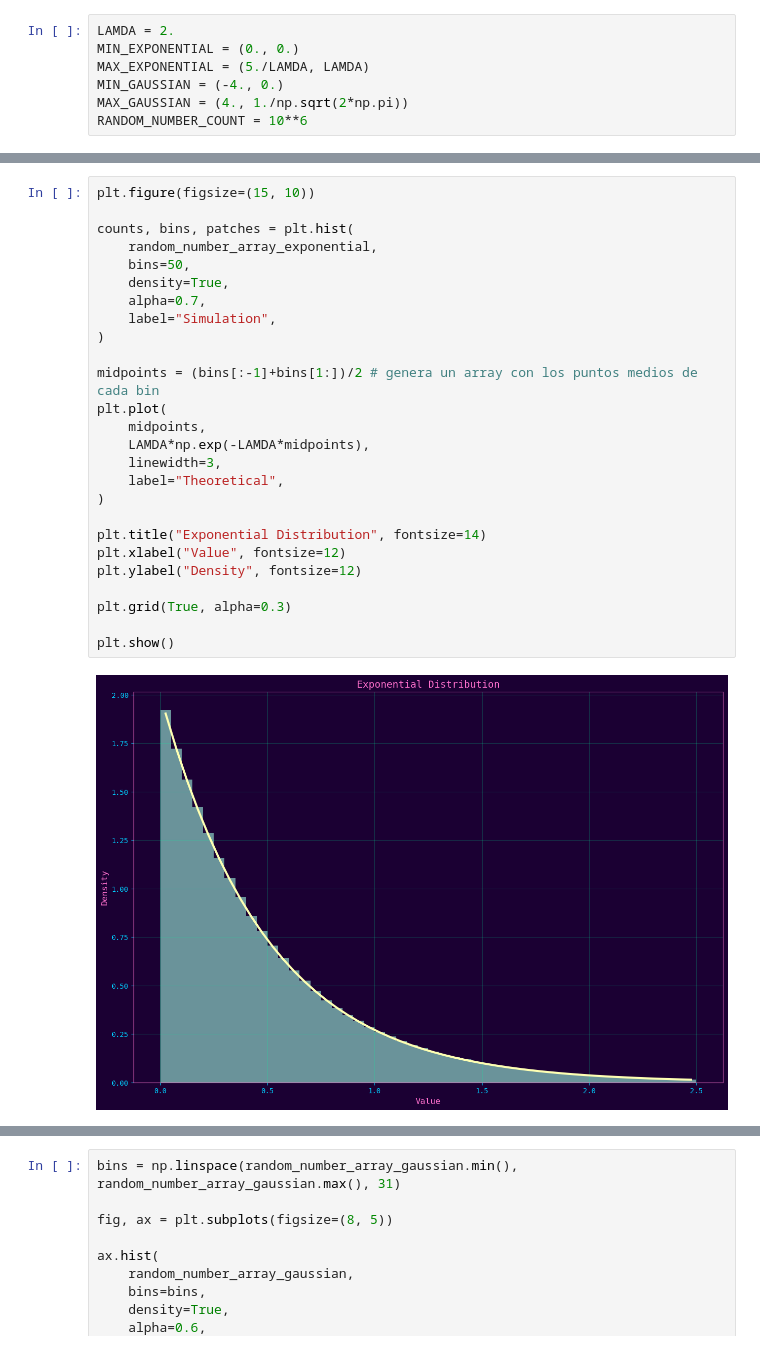
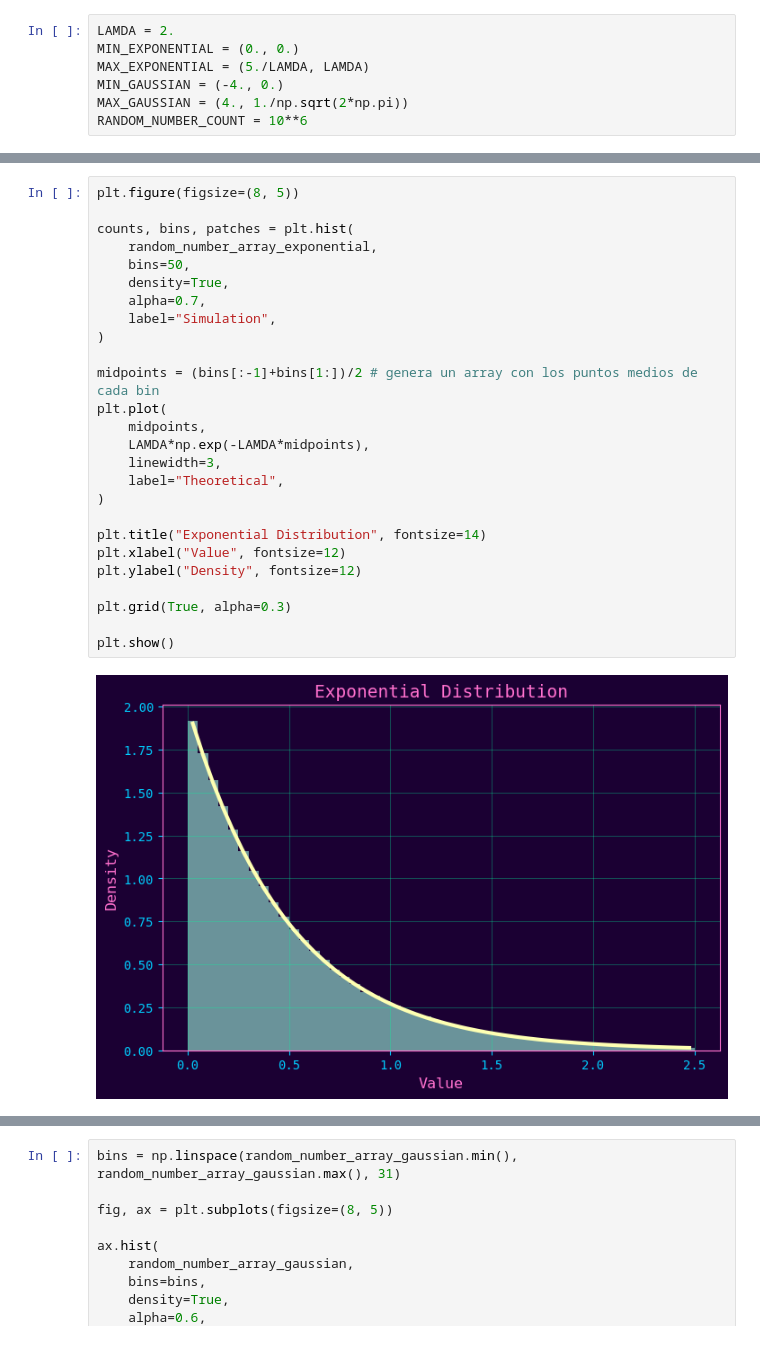
Before and after one commit to m070902/Optimization-Classes, a Jupyter notebook: Lesson_2.ipynb, the cells around one changed output, grey strips where cells are left out. Drawn from its saved outputs; the diff is of its cells as text.

Commit message:
Multiple changes for Lessons 2 and 3 (renaming, plot size alterations, etc.)

```diff
--- a/Lesson_2.ipynb
+++ b/Lesson_2.ipynb
@@ -335,31 +335,31 @@ print(number_of_tries_exponential)
 # %%
-plt.figure(figsize=(15, 10))
+plt.figure(figsize=(8, 5))
 
 counts, bins, patches = plt.hist(
     random_number_array_exponential,
     bins=50,
     density=True,
     alpha=0.7,
     label="Simulation",
 )
 
 midpoints = (bins[:-1]+bins[1:])/2 # genera un array con los puntos medios de cada bin
 plt.plot(
     midpoints,
     LAMDA*np.exp(-LAMDA*midpoints),
     linewidth=3,
     label="Theoretical",
 )
 
 plt.title("Exponential Distribution", fontsize=14)
 plt.xlabel("Value", fontsize=12)
 plt.ylabel("Density", fontsize=12)
 
 plt.grid(True, alpha=0.3)
 
 plt.show()
 # %% [output]
-[figure, old version]
+[figure, new version]
 # %%
 number_of_tries_gaussian = 0
 
```
Also changed, not shown: parts of 4 cells of this notebook, 1 other file.
